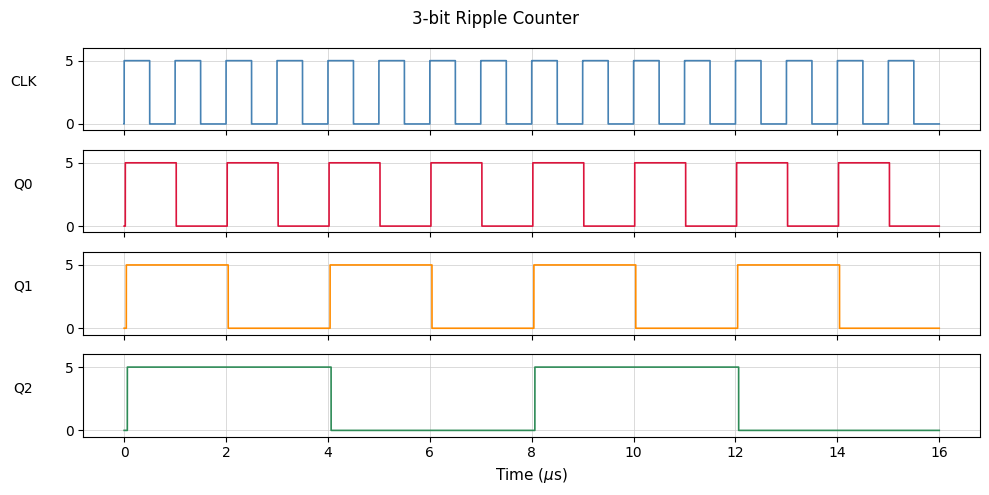
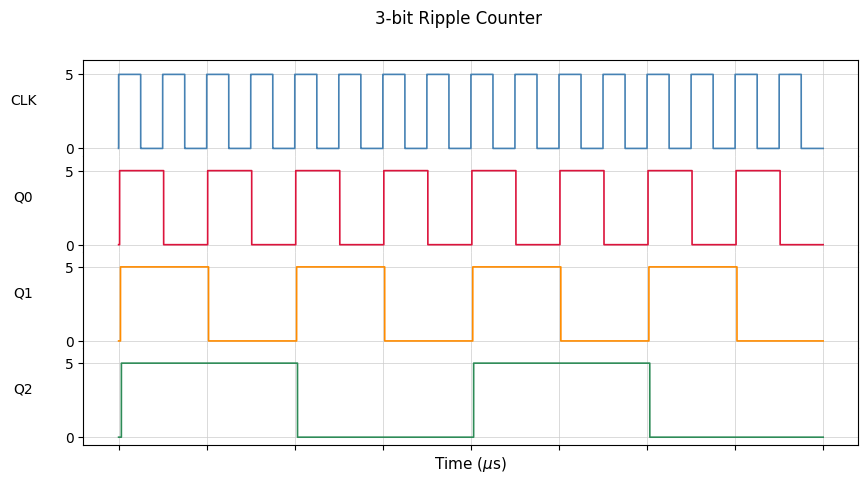
The notebook cell's code change between the first figure and the second:
--- before
+++ after
@@ -3,6 +3,6 @@
 colors = ['steelblue', 'crimson', 'darkorange', 'seagreen']
 
-fig, axes = plt.subplots(4,1, figsize=(10, 5), sharex=True)
-plt.subplots_adjust(hspace=0.1)
+fig, axes = plt.subplots(4,1, figsize=(10, 5), sharex=True, gridspec_kw={'hspace': 0})
+
 
 for ax,name,arr,color in zip(axes, names, arrays, colors):
@@ -14,7 +14,11 @@
     ax.tick_params(labelbottom=False)
 
-axes[-1].tick_params(labelbottom=True)
+for ax in axes[:-1]:
+    ax.spines['bottom'].set_visible(False)
+
+for ax in axes[1:]:
+    ax.spines['top'].set_visible(False)
+
 axes[-1].set_xlabel(r'Time ($\mu$s)', fontsize=11)
 plt.suptitle('3-bit Ripple Counter', fontsize=12)
-plt.tight_layout()
 plt.show()

Commit: all circuits required done